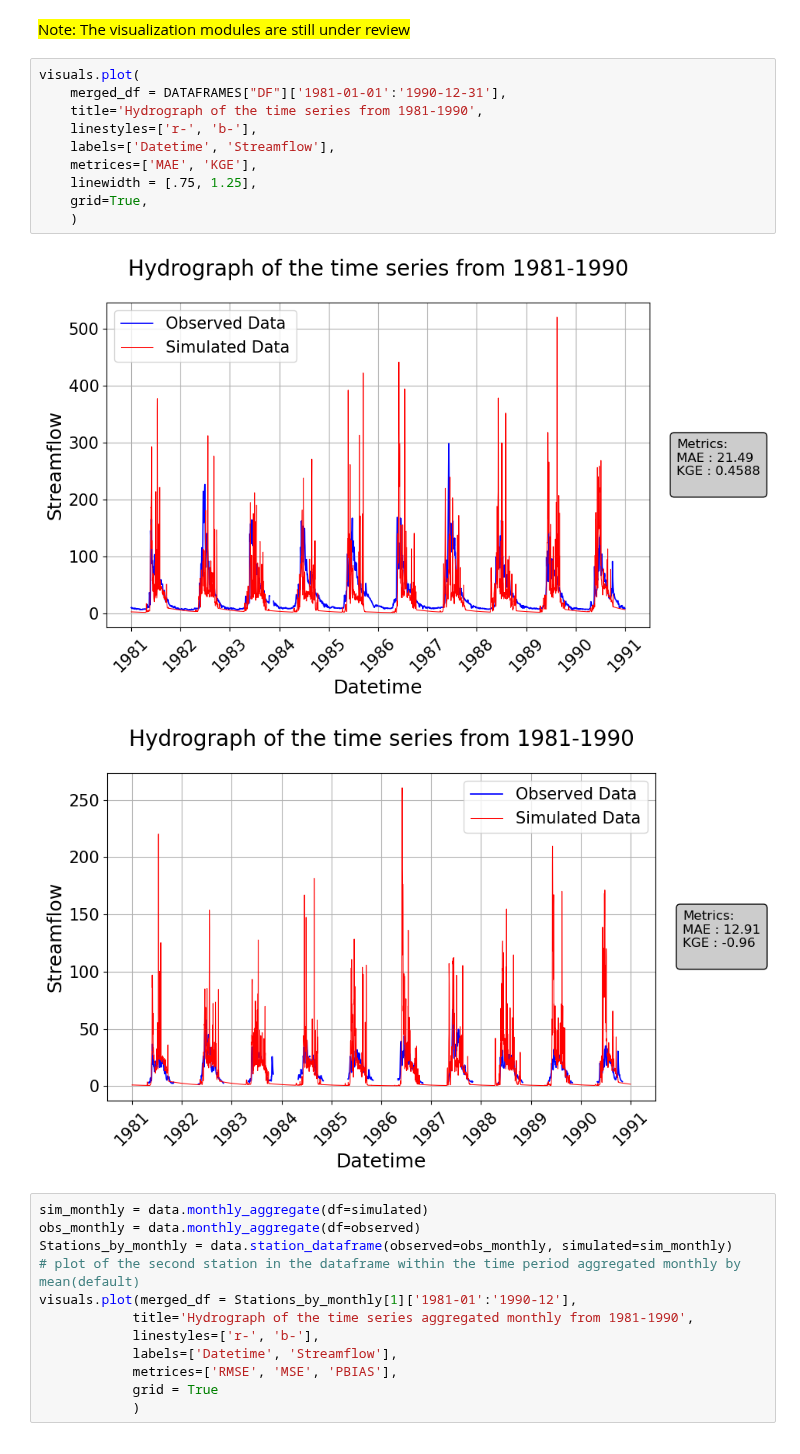
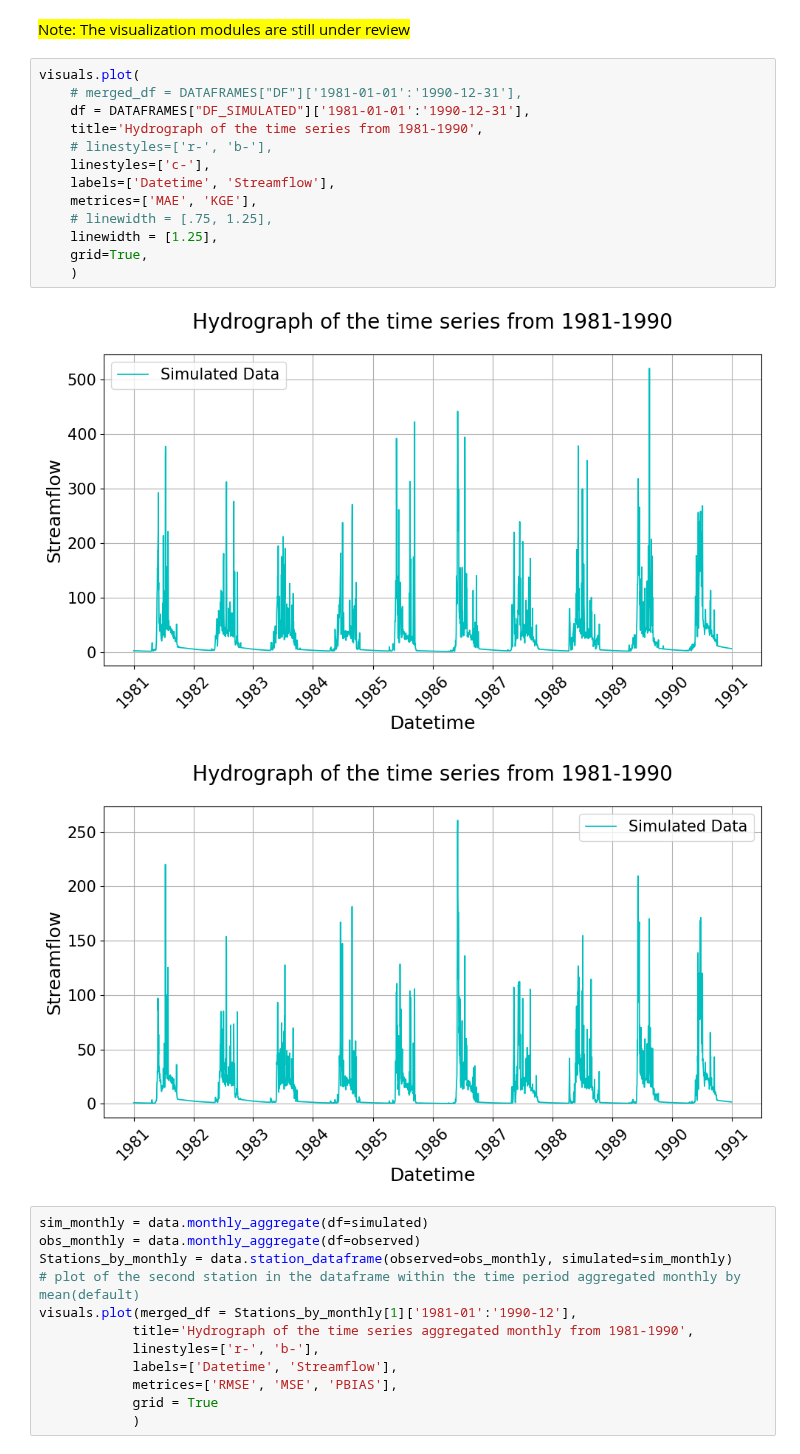
Before and after one commit to UchechukwuUdenze/NHS_PostProcessing, a Jupyter notebook: docs/source/notebooks/Examples.ipynb, the cells around one changed output. Saved outputs shown, nothing was run; the diff lists cells and outputs as text.

```diff
--- a/docs/source/notebooks/Examples.ipynb
+++ b/docs/source/notebooks/Examples.ipynb
@@ -516,17 +554,20 @@ LogNSE: [-0.2379, -0.8608]
 <mark>Note: The visualization modules are still under review<mark/>
 # %%
 visuals.plot(
-    merged_df = DATAFRAMES["DF"]['1981-01-01':'1990-12-31'],
+    # merged_df = DATAFRAMES["DF"]['1981-01-01':'1990-12-31'],
+    df = DATAFRAMES["DF_SIMULATED"]['1981-01-01':'1990-12-31'],
     title='Hydrograph of the time series from 1981-1990',
-    linestyles=['r-', 'b-'],
+    # linestyles=['r-', 'b-'],
+    linestyles=['c-'],
     labels=['Datetime', 'Streamflow'],
     metrices=['MAE', 'KGE'],
-    linewidth = [.75, 1.25],
+    # linewidth = [.75, 1.25],
+    linewidth = [1.25],
     grid=True,
     )
 # %% [output]
-[figure, old version]
+[figure, new version]
-[figure, old version]
+[figure, new version]
 # %%
 sim_monthly = data.monthly_aggregate(df=simulated)
 obs_monthly = data.monthly_aggregate(df=observed)
```
Also changed, not shown: parts of 16 cells of this notebook, 6 other files.
